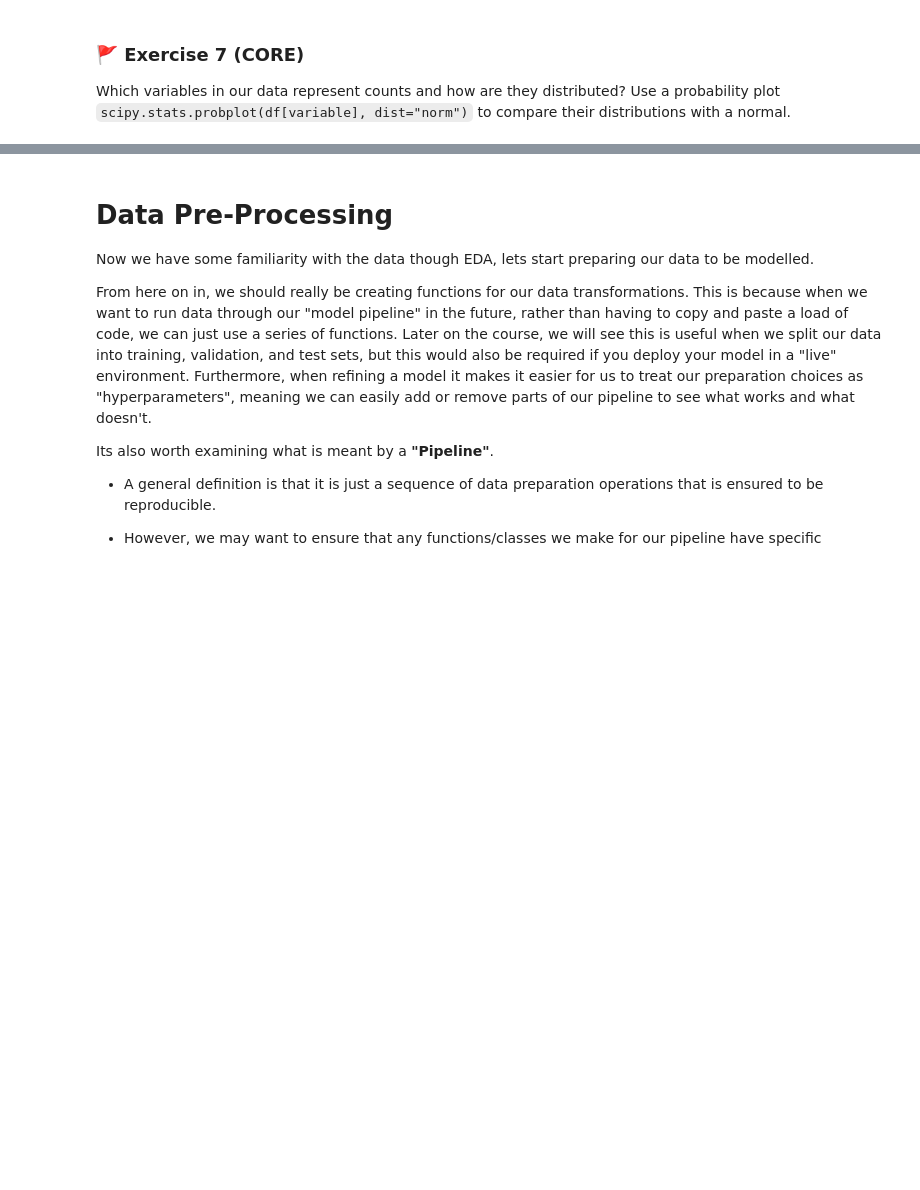
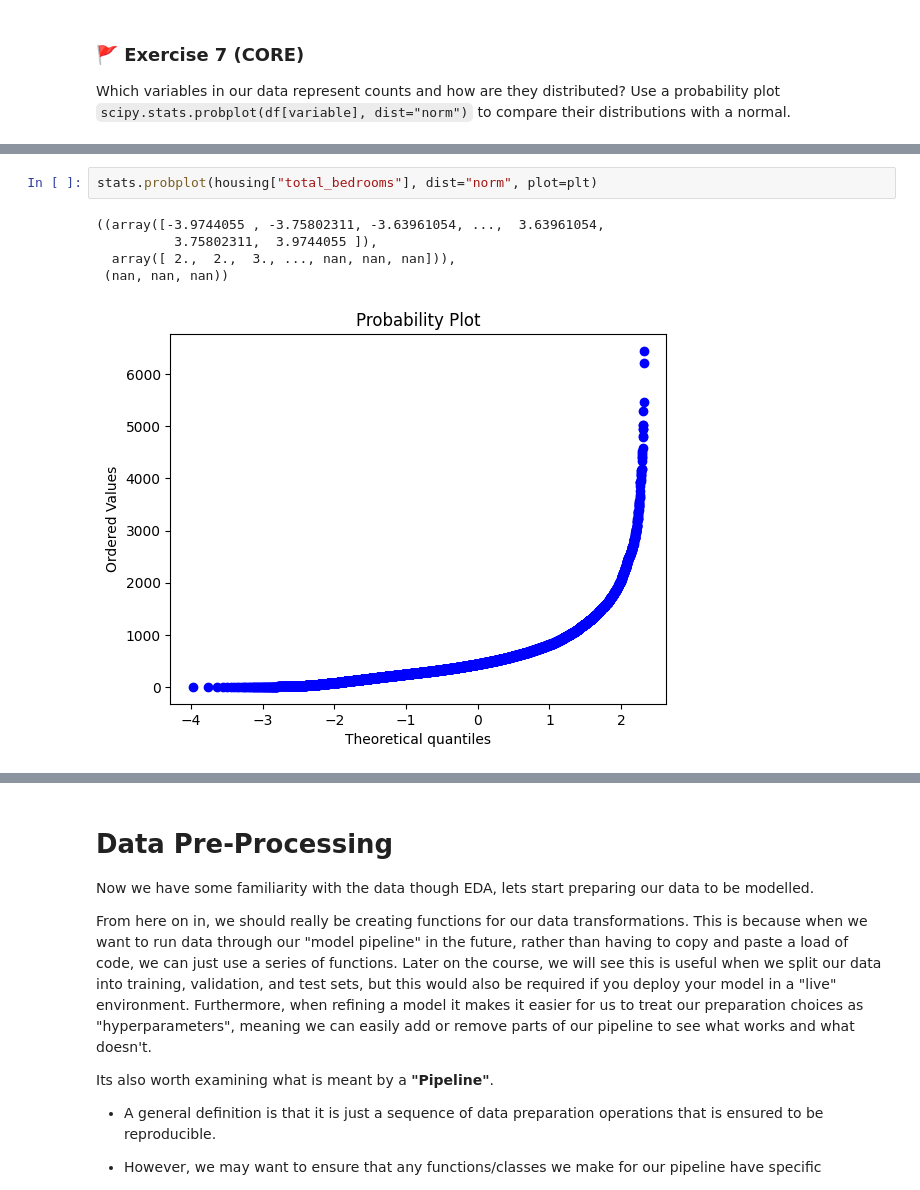
Before and after one commit to whenshon1/PyMLWk1, a Jupyter notebook: mlp_week01.ipynb, the cells around one changed output, grey strips where cells are left out. Drawn from its saved outputs; the diff is of its cells as text; blank space fills up the shorter version.

```diff
--- a/mlp_week01.ipynb
+++ b/mlp_week01.ipynb
@@ -294,0 +326,8 @@ Which variables in our data represent counts and how are they distributed? Use a
+# %%
+stats.probplot(housing["total_bedrooms"], dist="norm", plot=plt)
+# %% [output]
+((array([-3.9744055 , -3.75802311, -3.63961054, ...,  3.63961054,
+          3.75802311,  3.9744055 ]),
+  array([ 2.,  2.,  3., ..., nan, nan, nan])),
+ (nan, nan, nan))
+[figure, added]
```
Also changed, not shown: parts of 15 cells of this notebook.
